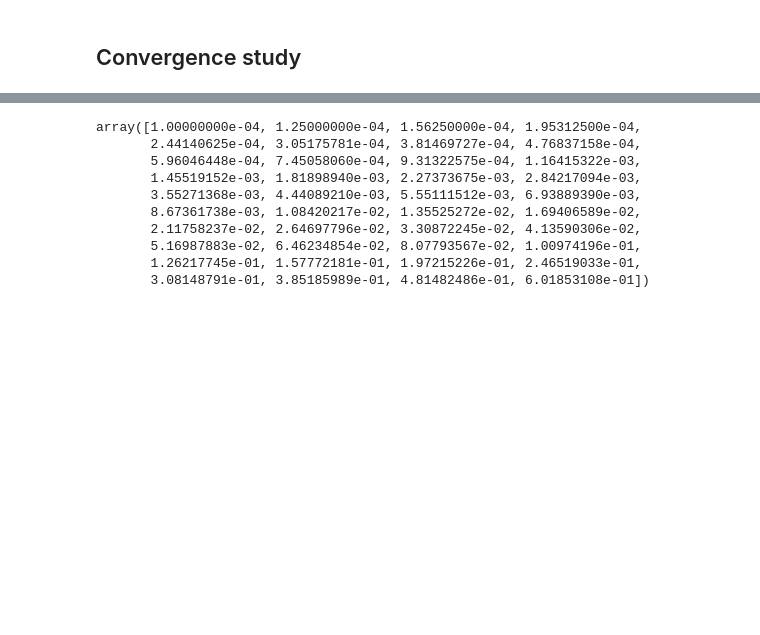
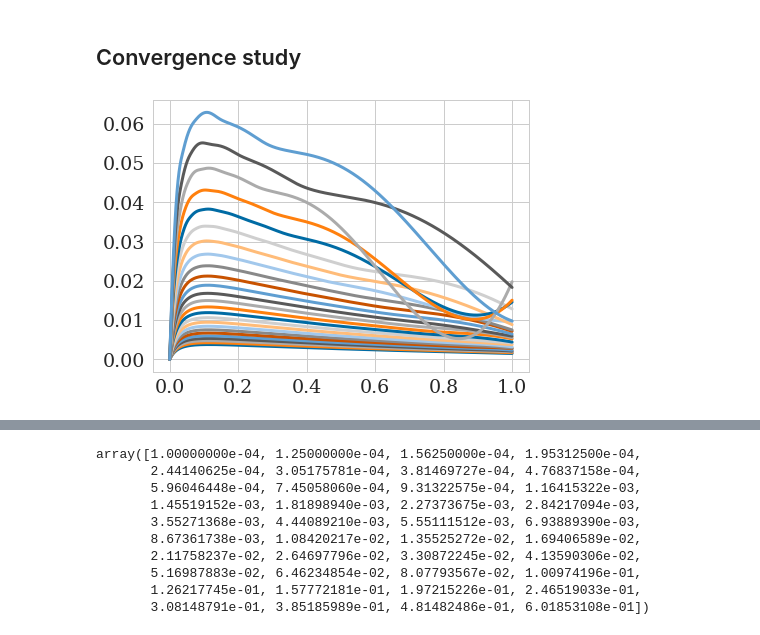
Before and after one commit to somathias/cbmos, a Jupyter notebook: exp-draft_global_adaptivity_2cells.ipynb, the cells around one changed output, grey strips where cells are left out. Drawn from its saved outputs; the diff is of its cells as text; code cells hidden in the pictures; blank space fills up the shorter version.

```diff
--- a/exp-draft_global_adaptivity_2cells.ipynb
+++ b/exp-draft_global_adaptivity_2cells.ipynb
@@ -220,37 +223,45 @@ ref_traj = np.array(
         ) # (N_ref, n_cells, dim)
 # %%
 eps_values = np.array([0.0001*1.25**n for n in range(0, 25)])
+plt.figure()
 
 sol = []
 for eps in eps_values:
     N = int(1/dt*tf) + 1
 
     t_data_sol, history = models_ef[force].simulate(
         cell_list,
         [0,tf],
         params[force],
-        {'eps': eps},
+        {'eps': eps, 'jacobian': models_ef[force].jacobian, 'force_args': params[force]},
         raw_t=True,
     )
 
     traj = np.array([
         [cell.position for cell in cell_list]
         for cell_list in history
     ]) # (N, n_cells, dim)
+
+
+
     interp = sci.interp1d(
         t_data_sol, traj,
         axis=0,
-        bounds_error=False,
+        bounds_error=False, kind='cubic',
         fill_value=tuple(traj[[0, -1], :, :])
     )(t_data_ref[:])
     error = (
         np.linalg.norm(
             interp - ref_traj,
             axis=0)
         /np.linalg.norm(
             ref_traj,
             axis=0)
     ).mean(axis=0)
 
+    plt.plot(t_data_ref, (interp[:, 1, 0] - interp[:, 0,0])  - (ref_traj[:, 1, 0]-ref_traj[:,0,0]))
+
     sol.append(error)
+# %% [output]
+[figure, added]
 # %%
```
Also changed, not shown: parts of 6 cells of this notebook, 1 other file.
